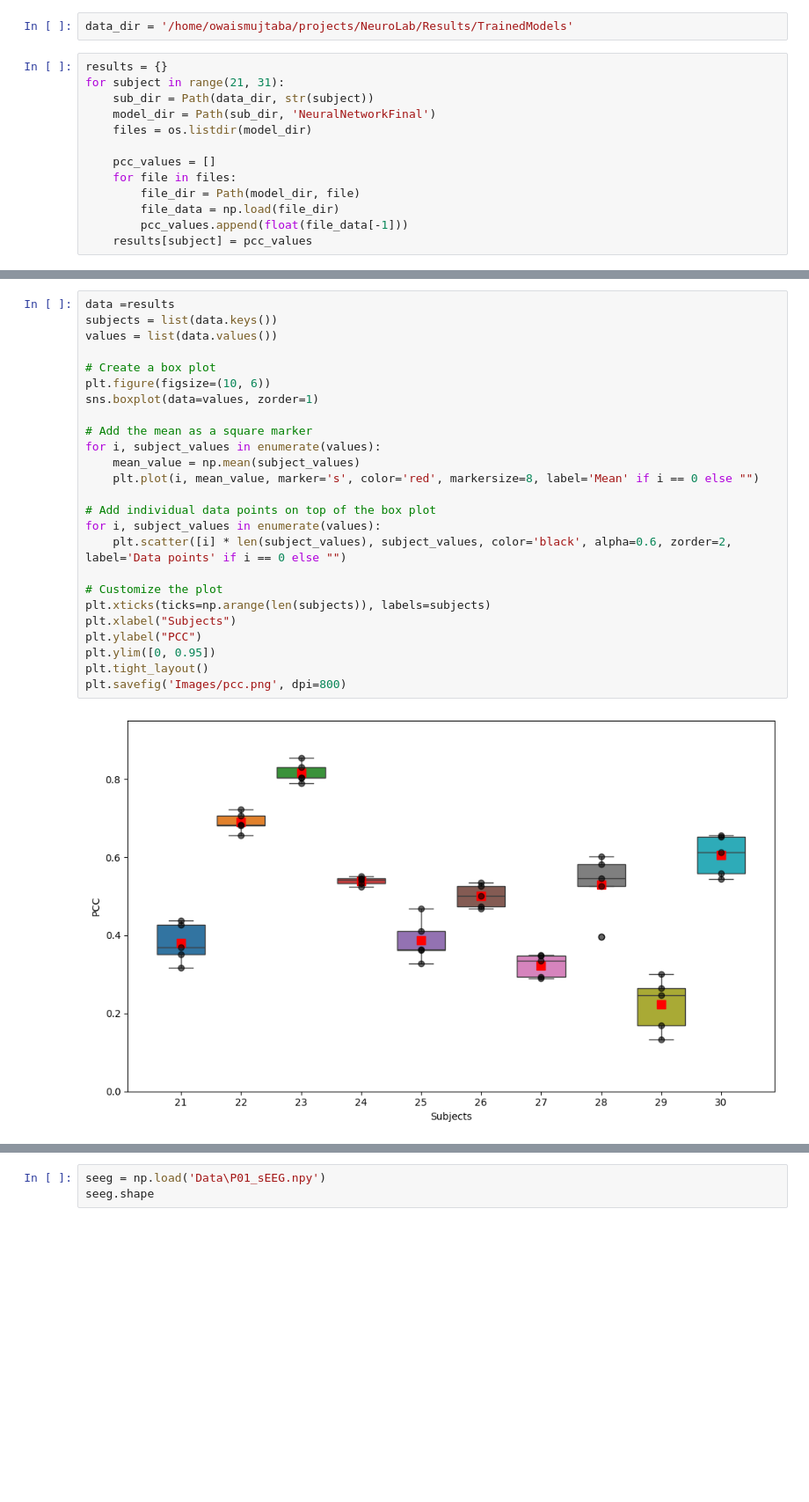
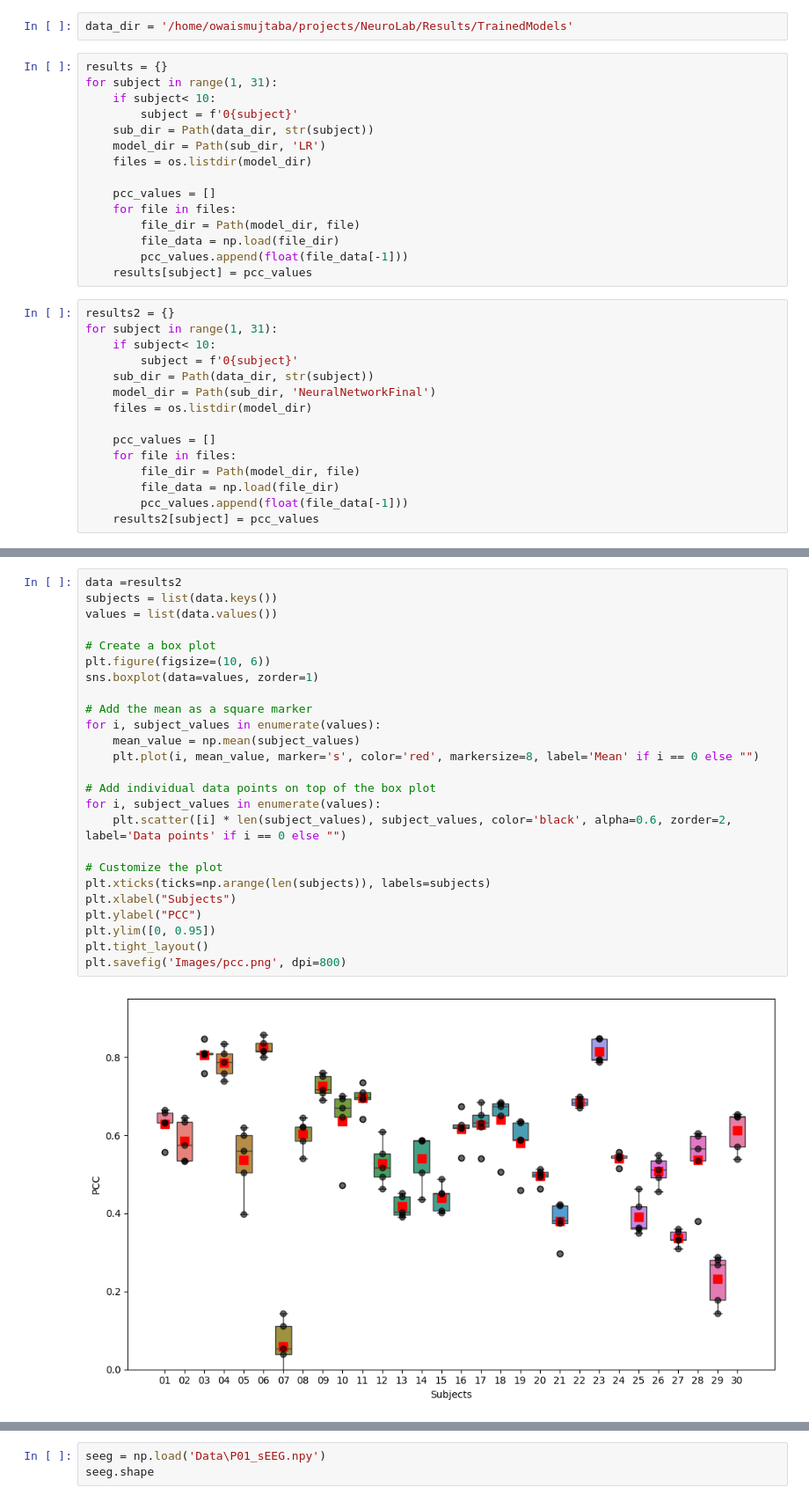
Before and after one commit to owaismujtaba/NeuroLab, a Jupyter notebook: PCC plot.ipynb, the cells around one changed output, grey strips where cells are left out. Shown at 88% size. Saved outputs shown, nothing was run; the diff lists cells and outputs as text; blank space fills up the shorter version.

Commit message:
models.

```diff
--- a/PCC plot.ipynb
+++ b/PCC plot.ipynb
@@ -8,9 +8,11 @@ import seaborn as sns
 data_dir = '/home/owaismujtaba/projects/NeuroLab/Results/TrainedModels'
 # %%
 results = {}
-for subject in range(21, 31):
+for subject in range(1, 31):
+    if subject< 10:
+        subject = f'0{subject}'
     sub_dir = Path(data_dir, str(subject))
-    model_dir = Path(sub_dir, 'NeuralNetworkFinal')
+    model_dir = Path(sub_dir, 'LR')
     files = os.listdir(model_dir)
 
     pcc_values = []
@@ -19,3 +21,18 @@ for subject in range(21, 31):
         file_data = np.load(file_dir)
         pcc_values.append(float(file_data[-1]))
     results[subject] = pcc_values
+# %%
+results2 = {}
+for subject in range(1, 31):
+    if subject< 10:
+        subject = f'0{subject}'
+    sub_dir = Path(data_dir, str(subject))
+    model_dir = Path(sub_dir, 'NeuralNetworkFinal')
+    files = os.listdir(model_dir)
+
+    pcc_values = []
+    for file in files:
+        file_dir = Path(model_dir, file)
+        file_data = np.load(file_dir)
+        pcc_values.append(float(file_data[-1]))
+    results2[subject] = pcc_values
@@ -22,27 +59,27 @@ for subject in range(21, 31):
 # %%
-data =results
+data =results2
 subjects = list(data.keys())
 values = list(data.values())
 
 # Create a box plot
 plt.figure(figsize=(10, 6))
 sns.boxplot(data=values, zorder=1)
 
 # Add the mean as a square marker
 for i, subject_values in enumerate(values):
     mean_value = np.mean(subject_values)
     plt.plot(i, mean_value, marker='s', color='red', markersize=8, label='Mean' if i == 0 else "")
 
 # Add individual data points on top of the box plot
 for i, subject_values in enumerate(values):
     plt.scatter([i] * len(subject_values), subject_values, color='black', alpha=0.6, zorder=2, label='Data points' if i == 0 else "")
 
 # Customize the plot
 plt.xticks(ticks=np.arange(len(subjects)), labels=subjects)
 plt.xlabel("Subjects")
 plt.ylabel("PCC")
 plt.ylim([0, 0.95])
 plt.tight_layout()
 plt.savefig('Images/pcc.png', dpi=800)
 # %% [output]
-[figure, old version]
+[figure, new version]
```
Also changed, not shown: parts of 6 cells of this notebook, 4 other files.
